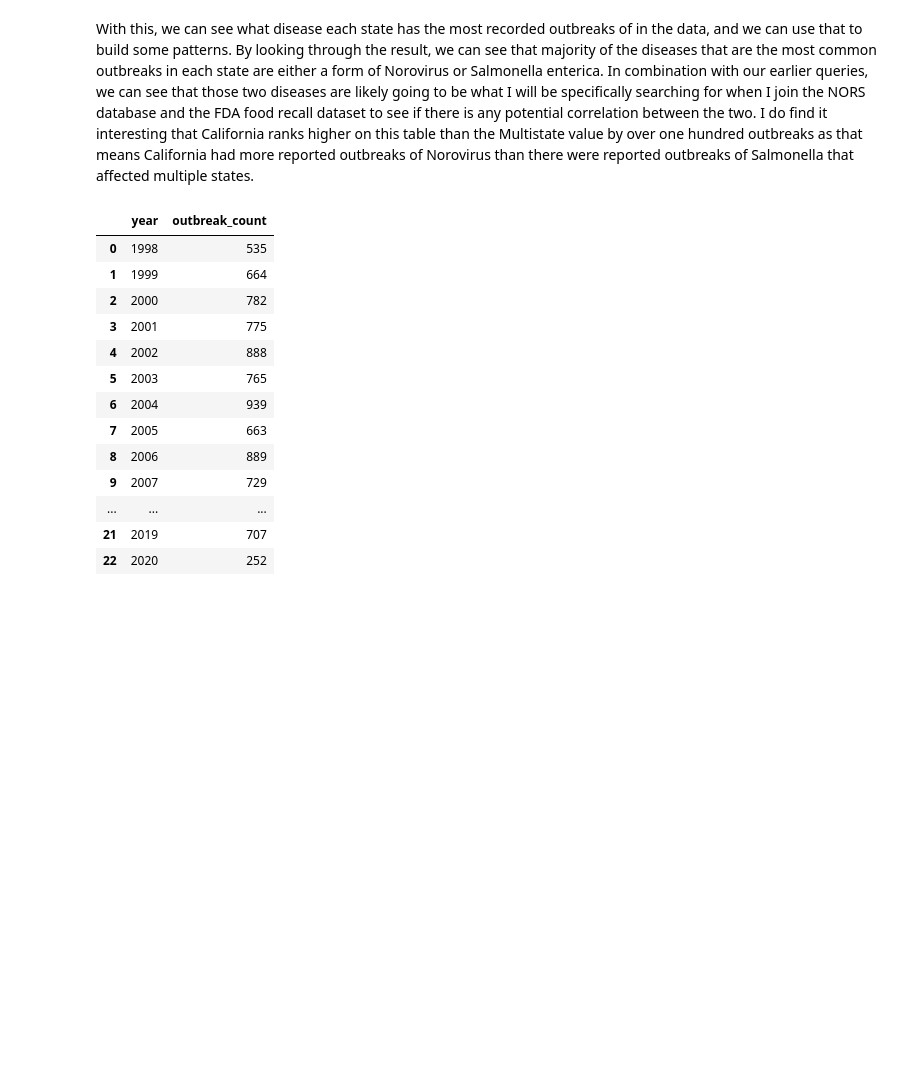
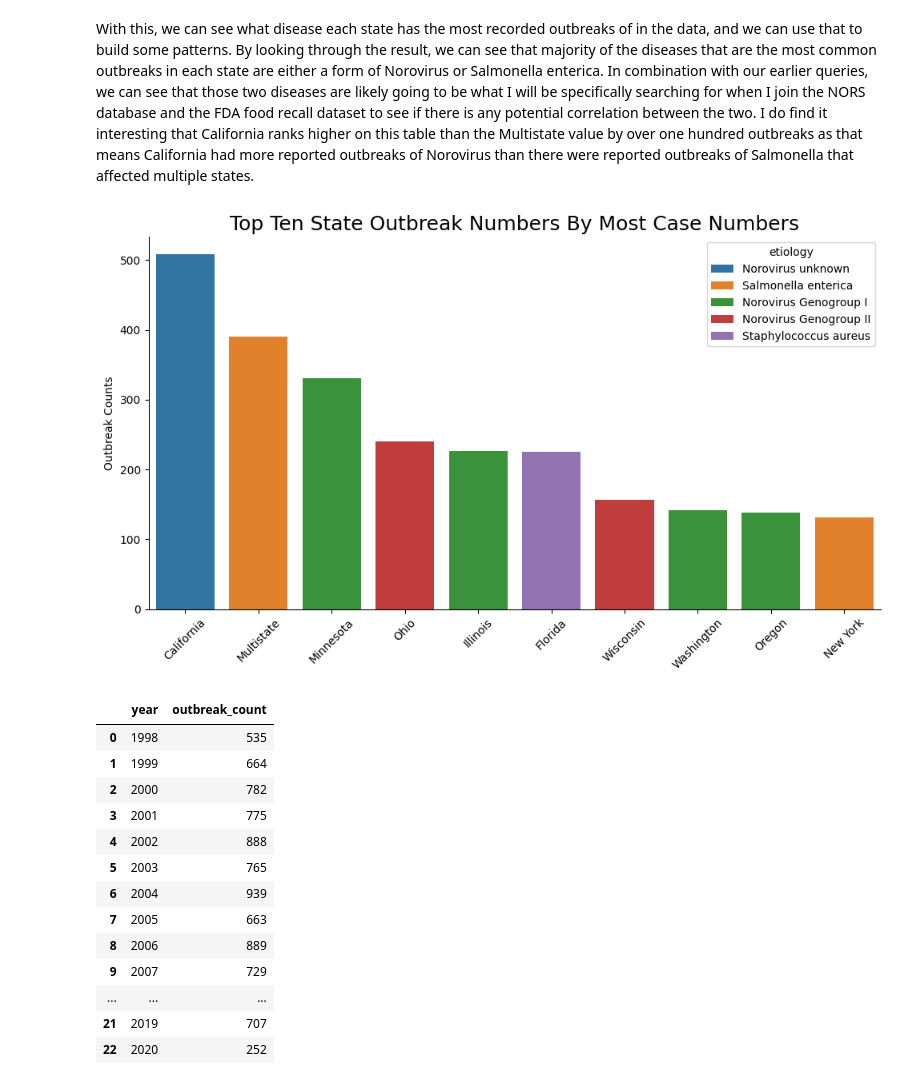
Before and after one commit to NoxRainTempest/Outbreaks_and_Recalls, a Jupyter notebook: notebooks/outbreak_recall.ipynb, the cells around one changed output. Cells and saved outputs as stored; diff of their text form; code cells hidden in the pictures; blank space fills up the shorter version.

```diff
--- a/notebooks/outbreak_recall.ipynb
+++ b/notebooks/outbreak_recall.ipynb
@@ -649,6 +668,32 @@ result_3
 | 54 | Republic of Palau | Bacillus cereus | 1 |
 # %% [markdown]
 With this, we can see what disease each state has the most recorded outbreaks of in the data, and we can use that to build some patterns. By looking through the result, we can see that majority of the diseases that are the most common outbreaks in each state are either a form of Norovirus or Salmonella enterica. In combination with our earlier queries, we can see that those two diseases are likely going to be what I will be specifically searching for when I join the NORS database and the FDA food recall dataset to see if there is any potential correlation between the two. I do find it interesting that California ranks higher on this table than the Multistate value by over one hundred outbreaks as that means California had more reported outbreaks of Norovirus than there were reported outbreaks of Salmonella that affected multiple states.
+# %%
+with sqlite3.connect('../data/NORS.db') as conn:
+    query_3 = '''select state, etiology, etiology_count
+    from(select o.state, o.etiology, count(o.etiology) as etiology_count,
+    row_number() over (partition by o.state
+    order by count(o.etiology) desc) as rn
+    from outbreaks o
+    join foodborne f on o.outbreak_id = f.outbreak_id
+    group by o.state, o.etiology)
+    where rn = 1
+    order by etiology_count desc
+    limit 10;'''
+    limited_result_3 = pd.read_sql(query_3, conn)
+# %%
+plt.figure(figsize=(10,6))
+sns.barplot(limited_result_3, x='state', y='etiology_count', hue= 'etiology')
+plt.title('Top Ten State Outbreak Numbers By Most Case Numbers',fontsize=18)
+plt.xlabel(None)
+plt.ylabel('Outbreak Counts')
+plt.ticklabel_format(style='plain', axis='y')
+plt.xticks(rotation= 45)
+sns.despine()
+plt.tight_layout()
+plt.show()
+# %% [output]
+[figure, added]
 # %%
 with sqlite3.connect('../data/NORS.db') as conn:
     query_4 = '''select substr(o.date, 1, 4) as year, count(o.outbreak_id) as outbreak_count
```
Also changed, not shown: parts of 6 cells of this notebook.
